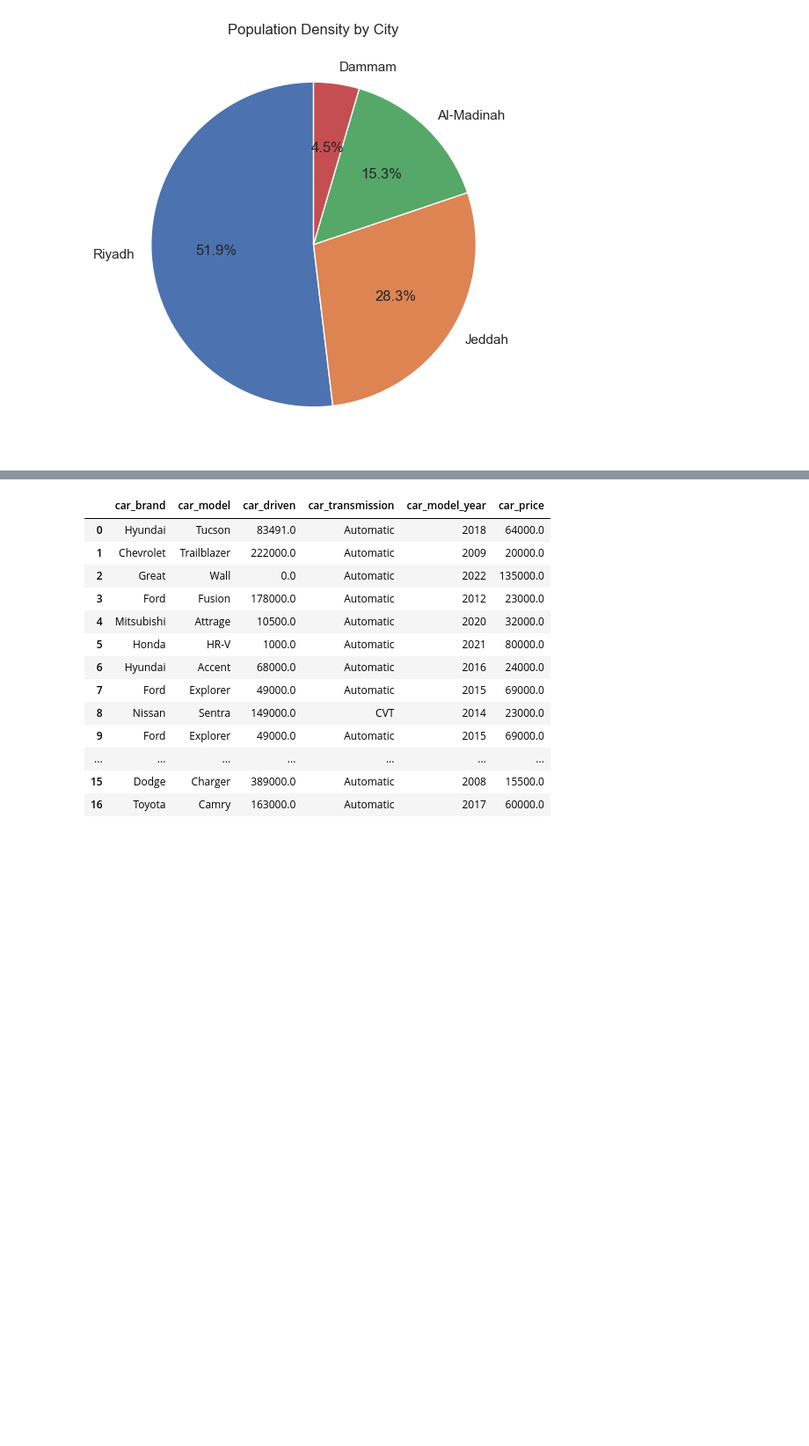
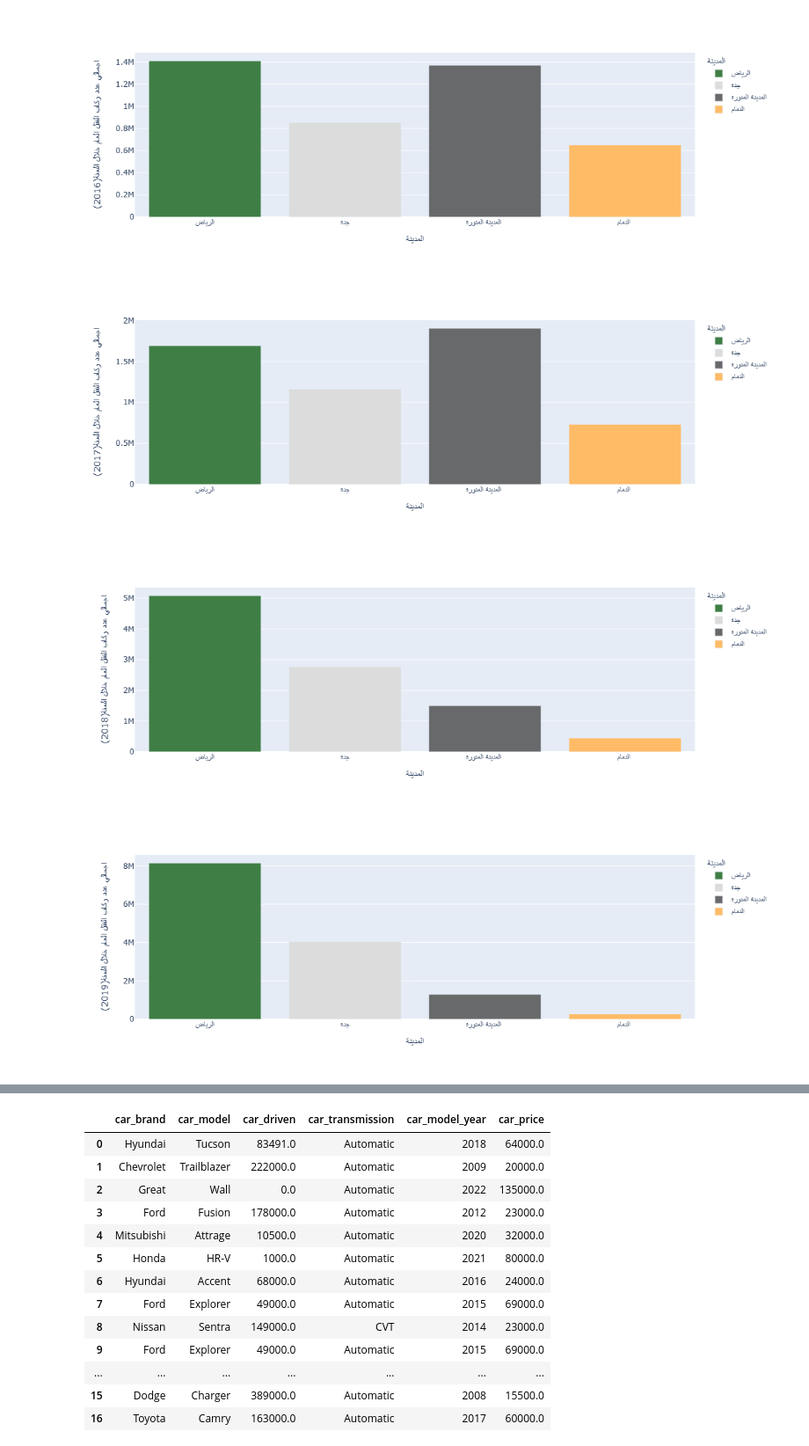
Before and after one commit to Nada-x/Public-Transportation, a Jupyter notebook: team2.ipynb, the cells around one changed output, grey strips where cells are left out. Shown at 88% size. Saved outputs shown, nothing was run; the diff lists cells and outputs as text; code cells hidden in the pictures; blank space fills up the shorter version.

```diff
--- a/team2.ipynb
+++ b/team2.ipynb
@@ -101,16 +30,0 @@ plt.show()
-# %%
-data = {
-    'City': ['Riyadh', 'Jeddah', 'Madinah', 'Dammam'],
-    'Population Density': [1.31, 0.98, 5.04, 25.75]
-}
-
-df = pd.DataFrame(data)
-
-plt.figure(figsize=(8, 6))
-sns.set(style="whitegrid")
-sns.scatterplot(x='City', y='Population Density', data=df, hue='City',  s=100)
-plt.xlabel('City')
-plt.ylabel('Population Density (Person per Public Transport Passenger)')
-plt.title('Population Density for Different Cities in 2022')
-
-plt.show()
@@ -155,11 +31,22 @@ plt.show()
-# %%
-density = [5082110.928571, 2769925.944444, 1496747.079365, 444746.4]
-
-cities = ['Riyadh', 'Jeddah', 'Al-Madinah', 'Dammam']
-
-plt.figure(figsize=(6, 6))
-plt.pie(density, labels=cities, autopct='%1.1f%%', startangle=90)
-plt.title('Population Density by City')
-plt.show()
-# %% [output]
-[figure, removed]
+# %%
+colors = ['rgb(63,126,68)','rgb(220, 220, 220)',  'rgb(104, 105, 107)', 'rgb(255, 187, 102)']
+sns.set_style("whitegrid")
+fig1 = px.bar(df, x=df.columns[0], y=df.columns[1], color=df.columns[0],height=400,color_discrete_sequence=colors)
+fig2 = px.bar(df, x=df.columns[0], y=df.columns[2], color=df.columns[0],height=400,color_discrete_sequence=colors)
+fig3 = px.bar(df, x=df.columns[0], y=df.columns[3], color=df.columns[0],height=400,color_discrete_sequence=colors)
+fig4 = px.bar(df, x=df.columns[0], y=df.columns[4], color=df.columns[0],height=400,color_discrete_sequence=colors)
+fig5 = px.bar(df, x=df.columns[0], y=df.columns[5], color=df.columns[0],height=400,color_discrete_sequence=colors)
+fig6 = px.bar(df, x=df.columns[0], y=df.columns[6], color=df.columns[0],height=400,color_discrete_sequence=colors)
+fig7 = px.bar(df, x=df.columns[0], y=df.columns[7], color=df.columns[0],height=400,color_discrete_sequence=colors)
+fig1.show()
+fig2.show()
+fig3.show()
+fig4.show()
+fig5.show()
+fig6.show()
+fig7.show()
+# %% [output]
+[figure, added]
+[figure, added]
+[figure, added]
+[figure, added]
```
Also changed, not shown: parts of 15 cells of this notebook, 1 other file.
